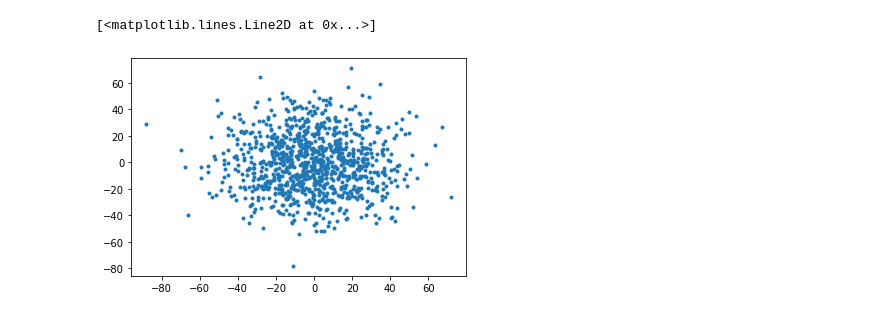
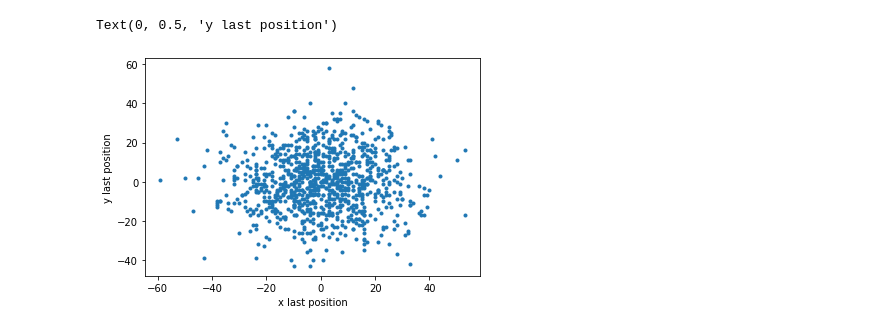
Before and after one commit to NTHU-Phys-Qubit/class-03162020-Chan-Sing-Hong, a Jupyter notebook: random_walk.ipynb, the cells around one changed output. Saved outputs shown, nothing was run; the diff lists cells and outputs as text; code cells hidden in the pictures.

```diff
--- a/random_walk.ipynb
+++ b/random_walk.ipynb
@@ -69,9 +87,8 @@ _ = ax.hist(last_position, bins = 50)
 # %%
 # 2D random walk
 # S = +1, -1
-n = 10
-n_stat = 1
-R = 1
+n_step = 1000
+n_run = 1000
 # %%
 x_last_position = []
 y_last_position = []
@@ -99,0 +152,19 @@ plt.plot(x_position, y_position)
+# %%
+x_last_position = []
+y_last_position = []
+for j in range(n_run):
+    theta = np.random.random(n_step)*2*np.pi
+    x_step = l*np.cos(theta)
+    y_step = l*np.sin(theta)
+    x_position = np.zeros(n_step+1)
+    y_position = np.zeros(n_step+1)
+    for i in range(n_step):
+        x_position[i+1] = x_position[i] + x_step[i]
+        y_position[i+1] = y_position[i] + y_step[i]
+    x_last_position.append(x_position[-1])
+    y_last_position.append(y_position[-1])
+
+# plt.plot(x_position, y_position)
+plt.plot(x_last_position, y_last_position, '.')
+plt.xlabel('x last position')
+plt.ylabel('y last position')
@@ -100,25 +201,26 @@ plt.plot(x_position, y_position)
 # %%
+# 2D random walk
 # S = [-0.5, 0.5]
-n = 1000
-n_stat = 1000
-R = 1
+n_step = 1000
+n_run = 1000
 # %%
 x_last_position = []
 y_last_position = []
-for j in range(n_stat):
-    theta = np.random.random(n)*2*np.pi
-    x_step = R*np.cos(theta)
-    y_step = R*np.sin(theta)
-    x_position = np.zeros(n+1)
-    y_position = np.zeros(n+1)
-    for i in range(n):
+for j in range(n_run):
+    x_step = np.random.randint(2, size = n_step) - 0.5
+    y_step = np.random.randint(2, size = n_step) - 0.5
+    x_position = np.zeros(n_step + 1)
+    y_position = np.zeros(n_step + 1)
+    for i in range(n_step):
         x_position[i+1] = x_position[i] + x_step[i]
         y_position[i+1] = y_position[i] + y_step[i]
     x_last_position.append(x_position[-1])
     y_last_position.append(y_position[-1])
 
 # plt.plot(x_position, y_position)
 plt.plot(x_last_position, y_last_position, '.')
+plt.xlabel('x last position')
+plt.ylabel('y last position')
 # %% [output]
-[<matplotlib.lines.Line2D at 0x...>]
+Text(0, 0.5, 'y last position')
-[figure, old version]
+[figure, new version]
```
Also changed, not shown: parts of 18 cells of this notebook.
